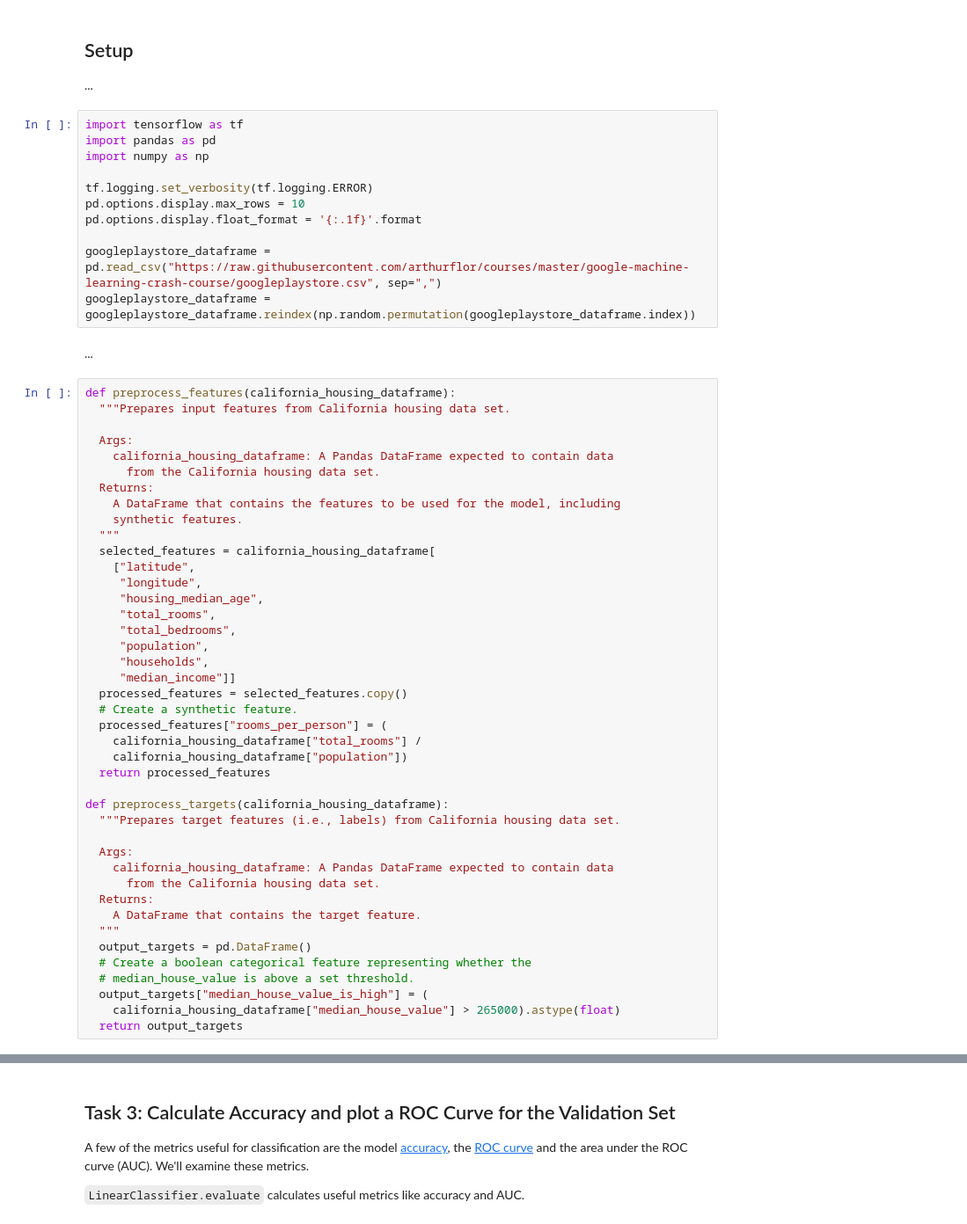
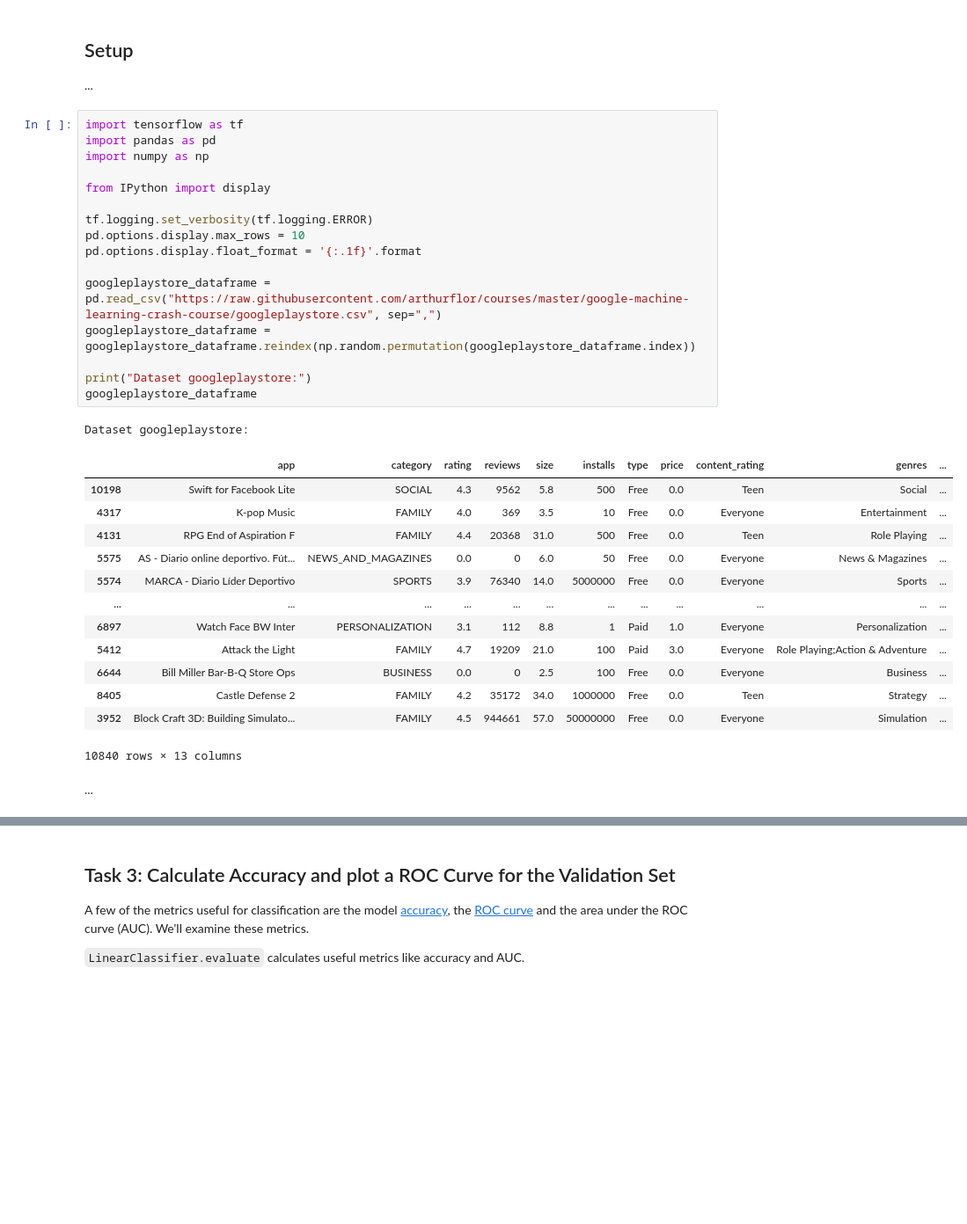
Before and after one commit to arthurflor23/courses, a Jupyter notebook: google-machine-learning-crash-course/16. Google Play Practice.ipynb, the cells around one changed output, grey strips where cells are left out. Shown: that part at 88% size. Saved outputs shown, nothing was run; the diff lists cells and outputs as text; blank space fills up the shorter version.

```diff
--- a/google-machine-learning-crash-course/16. Google Play Practice.ipynb
+++ b/google-machine-learning-crash-course/16. Google Play Practice.ipynb
@@ -17,55 +15,33 @@ descrição do arquivo
 # %%
 import tensorflow as tf
 import pandas as pd
 import numpy as np
+
+from IPython import display
 
 tf.logging.set_verbosity(tf.logging.ERROR)
 pd.options.display.max_rows = 10
 pd.options.display.float_format = '{:.1f}'.format
 
 googleplaystore_dataframe = pd.read_csv("https://raw.githubusercontent.com/arthurflor/courses/master/google-machine-learning-crash-course/googleplaystore.csv", sep=",")
 googleplaystore_dataframe = googleplaystore_dataframe.reindex(np.random.permutation(googleplaystore_dataframe.index))
+
+print("Dataset googleplaystore:")
+googleplaystore_dataframe
+# %% [output]
+Dataset googleplaystore:
+|  | app | category | rating | reviews | size | installs | type | price | content_rating | genres | ... |
+| 10198 | Swift for Facebook Lite | SOCIAL | 4.3 | 9562 | 5.8 | 500 | Free | 0.0 | Teen | Social | ... |
+| 4317 | K-pop Music | FAMILY | 4.0 | 369 | 3.5 | 10 | Free | 0.0 | Everyone | Entertainment | ... |
+| 4131 | RPG End of Aspiration F | FAMILY | 4.4 | 20368 | 31.0 | 500 | Free | 0.0 | Teen | Role Playing | ... |
+| 5575 | AS - Diario online deportivo. Fút... | NEWS_AND_MAGAZINES | 0.0 | 0 | 6.0 | 50 | Free | 0.0 | Everyone | News & Magazines | ... |
+| 5574 | MARCA - Diario Líder Deportivo | SPORTS | 3.9 | 76340 | 14.0 | 5000000 | Free | 0.0 | Everyone | Sports | ... |
+| ... | ... | ... | ... | ... | ... | ... | ... | ... | ... | ... | ... |
+| 6897 | Watch Face BW Inter | PERSONALIZATION | 3.1 | 112 | 8.8 | 1 | Paid | 1.0 | Everyone | Personalization | ... |
+| 5412 | Attack the Light | FAMILY | 4.7 | 19209 | 21.0 | 100 | Paid | 3.0 | Everyone | Role Playing;Action & Adventure | ... |
+| 6644 | Bill Miller Bar-B-Q Store Ops | BUSINESS | 0.0 | 0 | 2.5 | 100 | Free | 0.0 | Everyone | Business | ... |
+| 8405 | Castle Defense 2 | FAMILY | 4.2 | 35172 | 34.0 | 1000000 | Free | 0.0 | Teen | Strategy | ... |
+| 3952 | Block Craft 3D: Building Simulato... | FAMILY | 4.5 | 944661 | 57.0 | 50000000 | Free | 0.0 | Everyone | Simulation | ... |
+10840 rows × 13 columns
 # %% [markdown]
 ...
-# %%
-def preprocess_features(california_housing_dataframe):
-  """Prepares input features from California housing data set.
-
-  Args:
-    california_housing_dataframe: A Pandas DataFrame expected to contain data
-      from the California housing data set.
-  Returns:
-    A DataFrame that contains the features to be used for the model, including
-    synthetic features.
-  """
-  selected_features = california_housing_dataframe[
-    ["latitude",
-     "longitude",
-     "housing_median_age",
-     "total_rooms",
-     "total_bedrooms",
-     "population",
-     "households",
-     "median_income"]]
-  processed_features = selected_features.copy()
-  # Create a synthetic feature.
-  processed_features["rooms_per_person"] = (
-    california_housing_dataframe["total_rooms"] /
-    california_housing_dataframe["population"])
-  return processed_features
-
-def preprocess_targets(california_housing_dataframe):
-  """Prepares target features (i.e., labels) from California housing data set.
-
-  Args:
-    california_housing_dataframe: A Pandas DataFrame expected to contain data
-      from the California housing data set.
-  Returns:
-    A DataFrame that contains the target feature.
-  """
-  output_targets = pd.DataFrame()
-  # Create a boolean categorical feature representing whether the
-  # median_house_value is above a set threshold.
-  output_targets["median_house_value_is_high"] = (
-    california_housing_dataframe["median_house_value"] > 265000).astype(float)
-  return output_targets
```
Also changed, not shown: parts of 28 cells of this notebook, 1 other file.
